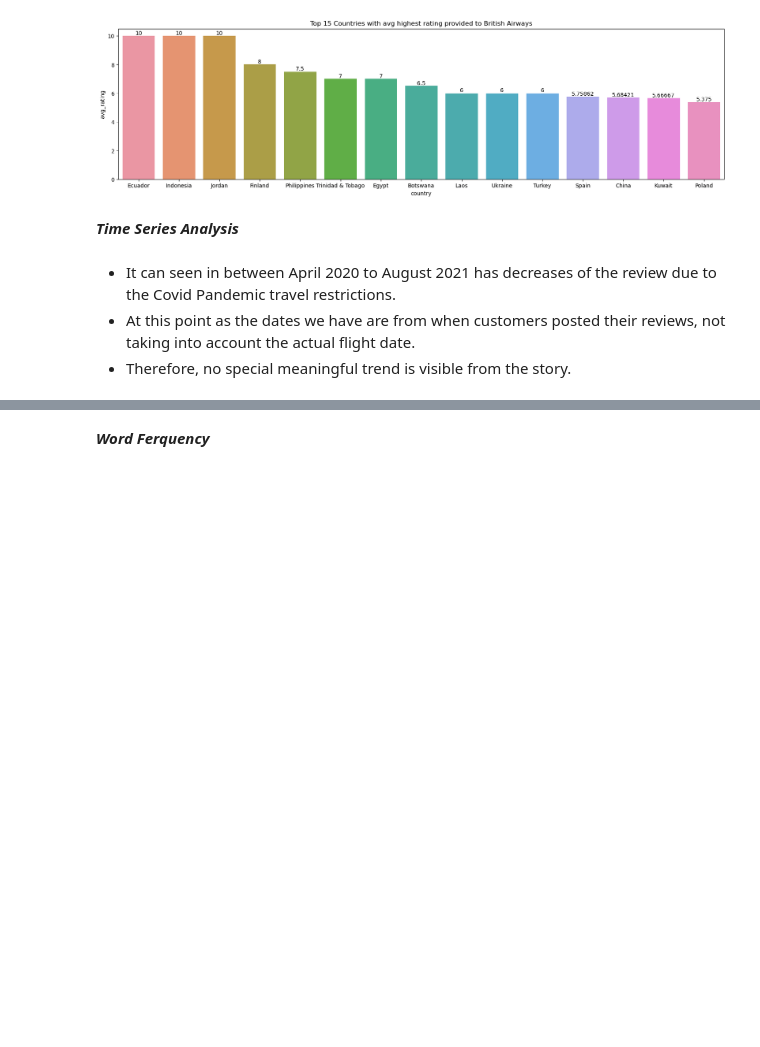
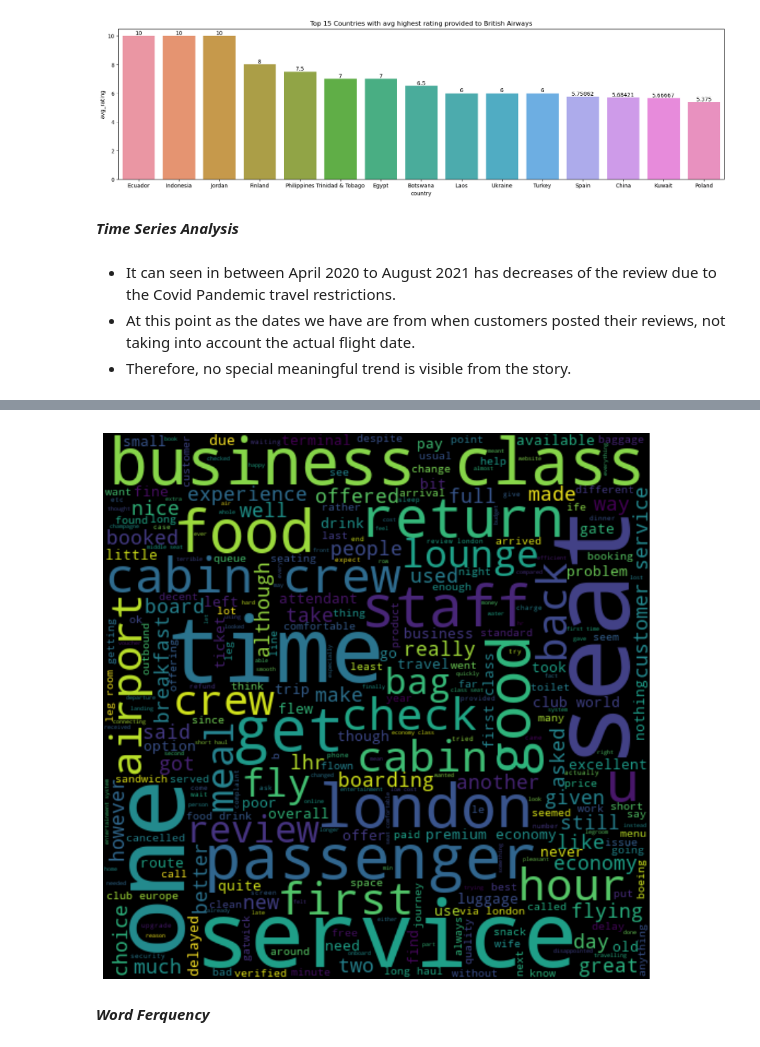
Before and after one commit to sushantsekhar1/british-airways-web-scrapper, a Jupyter notebook: EDA/eda_perform.ipynb, the cells around one changed output, grey strips where cells are left out. Drawn from its saved outputs; the diff is of its cells as text; code cells hidden in the pictures; blank space fills up the shorter version.

```diff
--- a/EDA/eda_perform.ipynb
+++ b/EDA/eda_perform.ipynb
@@ -177,3 +177,39 @@ plt.show()
+# %%
+import nltk
+from nltk.corpus import stopwords
+
+review = " ".join(df.corpus)
+plt.figure(figsize=(20, 10))
+stopwords = set(stopwords.words("english"))
+stopwords.update(
+    [
+        "ba",
+        "flight",
+        "british",
+        "airway",
+        "airline",
+        "plane",
+        "told",
+        "also",
+        "passenger" "london",
+        "heathrow",
+        "aircraft",
+        "could",
+        "even",
+        "would",
+    ]
+)
+# Create and generate a word cloud image:
+wordcloud = WordCloud(
+    height=500, width=500, max_font_size=100, max_words=300, stopwords=stopwords
+).generate(review)
+
+# Display the generated image:
+plt.imshow(wordcloud, interpolation="bilinear")
+plt.axis("off")
+plt.show()
+# %% [output]
+[figure, added]
 # %% [markdown]
 **_Word Ferquency_**
 # %%
```
Also changed, not shown: parts of 28 cells of this notebook.
